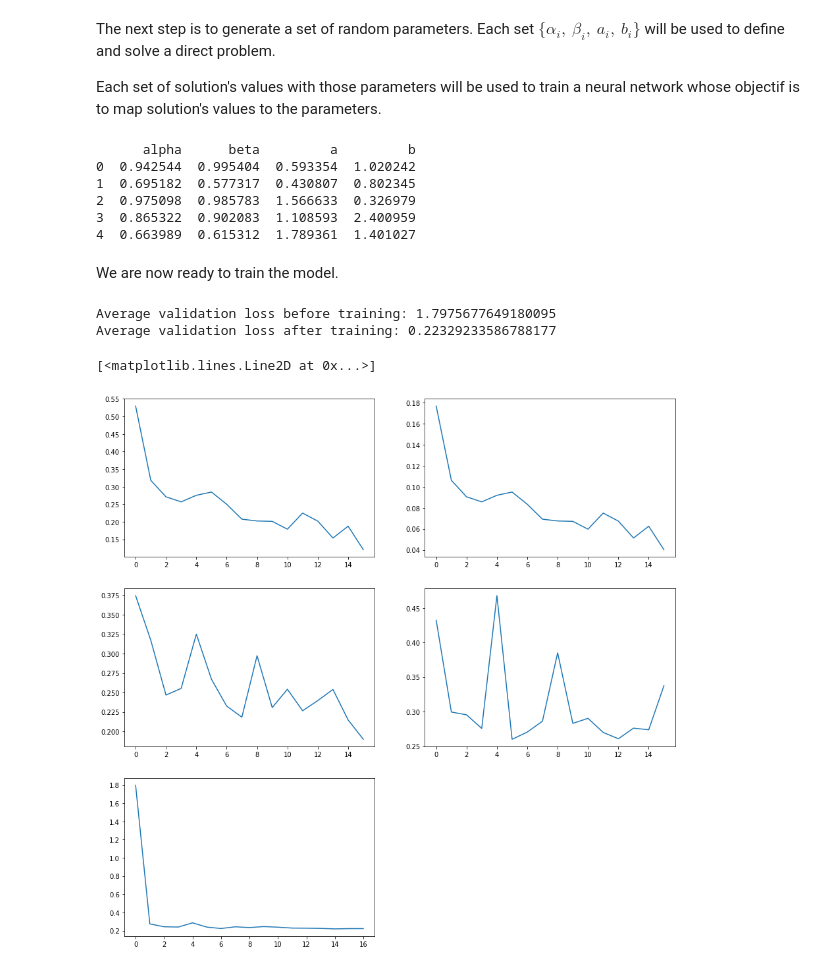
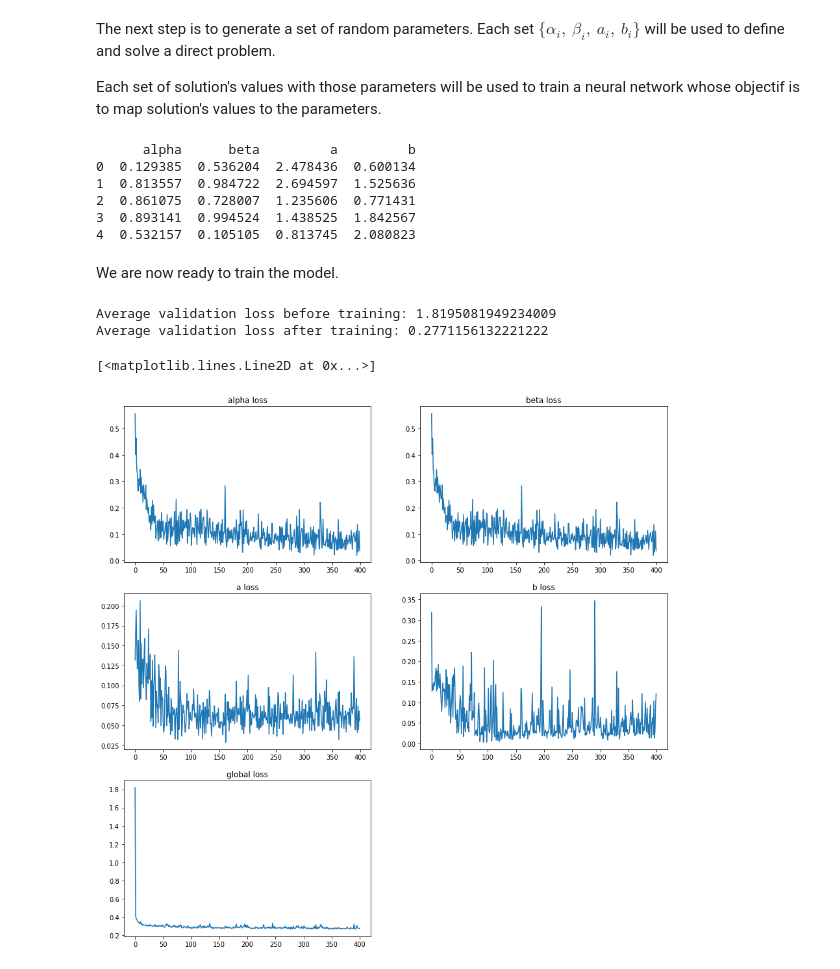
Before and after one commit to Serge-Andre-MASSON/ToyModel, a Jupyter notebook: inverse_problem.ipynb, the cells around one changed output. Drawn from its saved outputs; the diff is of its cells as text; code cells hidden in the pictures.

Commit message:
Add titles to losses plots

```diff
--- a/inverse_problem.ipynb
+++ b/inverse_problem.ipynb
@@ -24,7 +24,7 @@ Each set of solution's values with those parameters will be used to train a neur
 # %%
 from data import RandomParameters
 
-number_of_problems = 1500 # This will also be the numbers of direct
+number_of_problems = 500 # This will also be the numbers of direct
                       # problems to solve in order to generate the data.
 
 parameters = RandomParameters(parameters_size=number_of_problems)
@@ -32,11 +32,11 @@ parameters = RandomParameters(parameters_size=number_of_problems)
 print(parameters)
 # %% [output]
       alpha      beta         a         b
-0  0.942544  0.995404  0.593354  1.020242
-1  0.695182  0.577317  0.430807  0.802345
-2  0.975098  0.985783  1.566633  0.326979
-3  0.865322  0.902083  1.108593  2.400959
-4  0.663989  0.615312  1.789361  1.401027
+0  0.129385  0.536204  2.478436  0.600134
+1  0.813557  0.984722  2.694597  1.525636
+2  0.861075  0.728007  1.235606  0.771431
+3  0.893141  0.994524  1.438525  1.842567
+4  0.532157  0.105105  0.813745  2.080823
 # %%
 import numpy as np
 
@@ -58,31 +58,37 @@ from inverse_problem import get_optimized_model, fit
 
 model, opt = get_optimized_model(sample_size, learning_rate=0.005)
 
-epochs = 800
+epochs = 400
 
 losses = fit(model, train_dl, test_dl, epochs, opt) # Also return the average validation loss at
                                                         # each step of the training
 # TODO: Re start from here and write somekind of a dashboard to visualize the whole process
 # %% [output]
-Average validation loss before training: 1.7975677649180095
-Average validation loss after training: 0.22329233586788177
+Average validation loss before training: 1.8195081949234009
+Average validation loss after training: 0.2771156132221222
 # %%
 import matplotlib.pyplot as plt
 
 # Visualizing the loss evolution during training
-# TODO: Set title on plot
+
 fig = plt.figure(figsize=(15, 15))
 alpha_ax = fig.add_subplot(321)
 beta_ax = fig.add_subplot(322)
 a_ax = fig.add_subplot(323)
 b_ax = fig.add_subplot(324)
 loss_ax = fig.add_subplot(325)
 
-loss_ax.plot(losses[0][::50])
-alpha_ax.plot(losses[1][::50])
-beta_ax.plot(losses[2][::50])
-a_ax.plot(losses[3][::50])
-b_ax.plot(losses[4][::50])
+alpha_ax.set_title("alpha loss")
+beta_ax.set_title("beta loss")
+a_ax.set_title("a loss")
+b_ax.set_title("b loss")
+loss_ax.set_title("global loss")
+
+loss_ax.plot(losses[0])
+alpha_ax.plot(losses[1])
+beta_ax.plot(losses[2])
+a_ax.plot(losses[3])
+b_ax.plot(losses[4])
 # %% [output]
 [<matplotlib.lines.Line2D at 0x...>]
-[figure, old version]
+[figure, new version]
```
